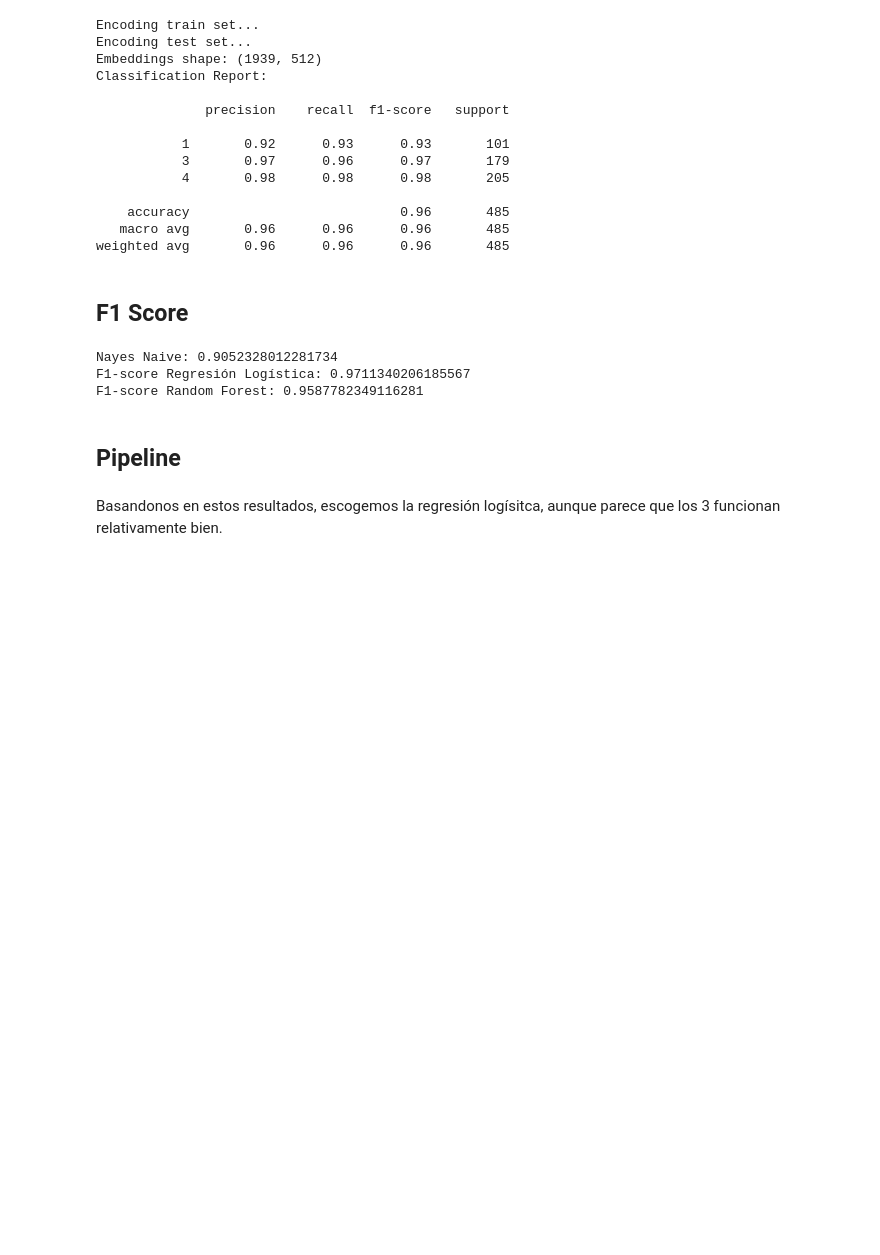
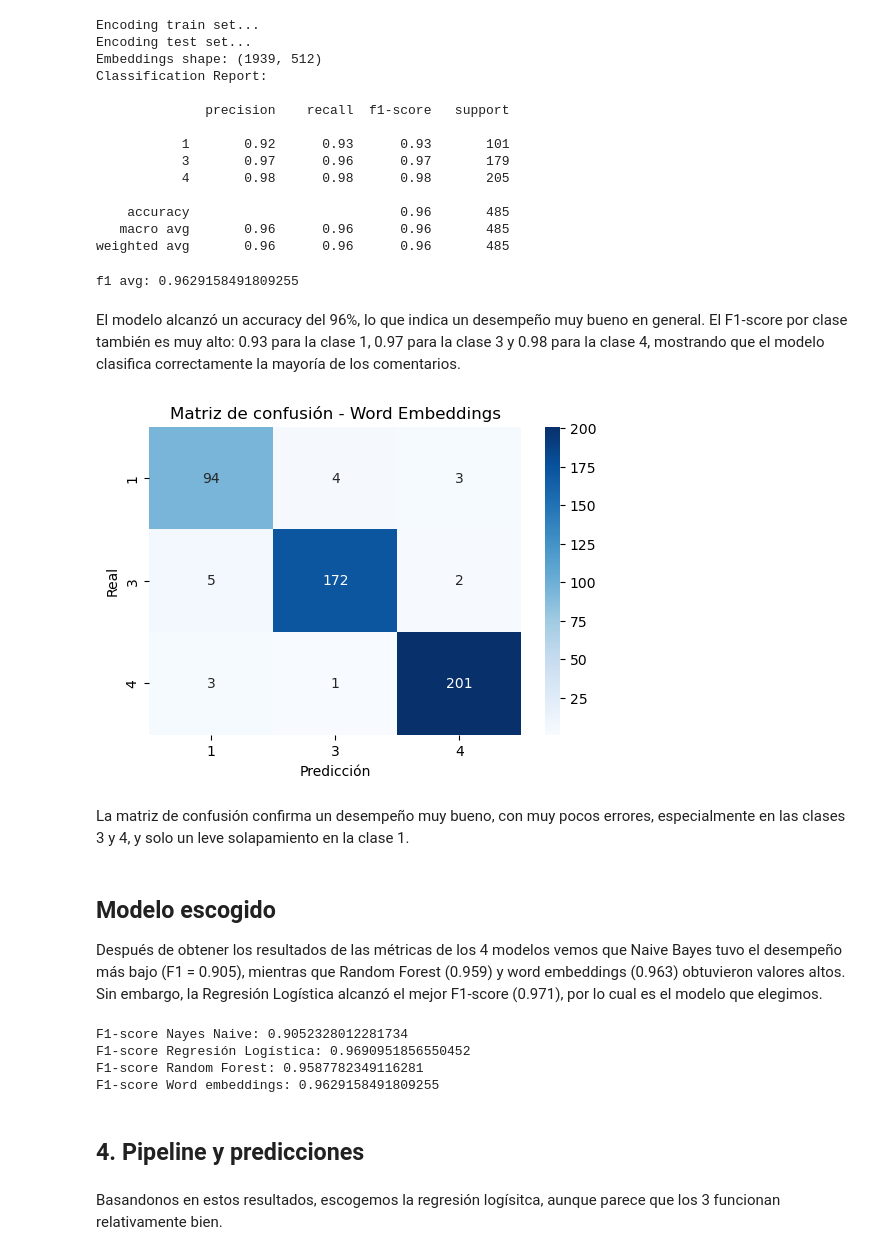
Before and after one commit to BI-organization/Proyecto1, a Jupyter notebook: Proyecto1.ipynb, the cells around one changed output. Drawn from its saved outputs; the diff is of its cells as text; code cells hidden in the pictures; blank space fills up the shorter version.

Commit message:
comentarios

```diff
--- a/Proyecto1.ipynb
+++ b/Proyecto1.ipynb
@@ -770,5 +787,4 @@ ensenanz: 0.0092
 # %%
-
 # Cargamos el modelo multilingüe:
 model = SentenceTransformer("distiluse-base-multilingual-cased-v2")
 
@@ -787,10 +803,10 @@ clf = LogisticRegression(max_iter=500, random_state=42)
 clf.fit(X_train_emb, y_train)
 
 # predicciones
-y_pred = clf.predict(X_test_emb)
+y_pred4 = clf.predict(X_test_emb)
 
 print("Classification Report:\n")
-print(classification_report(y_test, y_pred))
+print(classification_report(y_test, y_pred4))
 # %% [output]
 Encoding train set...
 Encoding test set...
@@ -806,22 +822,42 @@ Classification Report:
     accuracy                           0.96       485
    macro avg       0.96      0.96      0.96       485
 weighted avg       0.96      0.96      0.96       485
+# %%
+f1_model4 = f1_score(y_test, y_pred4, average='weighted')
+print("f1 avg:", f1_model4)
+# %% [output]
+f1 avg: 0.9629158491809255
+# %% [markdown]
+El modelo alcanzó un accuracy del 96%, lo que indica un desempeño muy bueno en general. El F1-score por clase también es muy alto: 0.93 para la clase 1, 0.97 para la clase 3 y 0.98 para la clase 4, mostrando que el modelo clasifica correctamente la mayoría de los comentarios.
+# %%
+cm = confusion_matrix(y_test, y_pred4)
+plt.figure(figsize=(6,4))
+sns.heatmap(cm, annot=True, fmt="d", cmap="Blues",
+            xticklabels=nb.classes_, yticklabels=nb.classes_)
+plt.xlabel("Predicción")
+plt.ylabel("Real")
+plt.title("Matriz de confusión - Word Embeddings")
+plt.show()
+# %% [output]
+[figure, added]
+# %% [markdown]
+La matriz de confusión confirma un desempeño muy bueno, con muy pocos errores, especialmente en las clases 3 y 4, y solo un leve solapamiento en la clase 1.
 # %% [markdown]
-## F1 Score
+## Modelo escogido
+
+Después de obtener los resultados de las métricas de los 4 modelos vemos que Naive Bayes tuvo el desempeño más bajo (F1 = 0.905), mientras que Random Forest (0.959) y word embeddings (0.963) obtuvieron valores altos. Sin embargo, la Regresión Logística alcanzó el mejor F1-score (0.971), por lo cual es el modelo que elegimos.
 # %%
-f1_model1 = f1_score(y_test, y_pred1, average='weighted')
-f1_model2 = f1_score(y_test, y_pred2, average='weighted')
-f1_model3 = f1_score(y_test, y_pred_best_rf, average='weighted')
-
-print("Nayes Naive:", f1_model1)
+print("F1-score Nayes Naive:", f1_model1)
 print("F1-score Regresión Logística:", f1_model2)
 print("F1-score Random Forest:", f1_model3)
+print("F1-score Word embeddings:", f1_model4)
 # %% [output]
-Nayes Naive: 0.9052328012281734
-F1-score Regresión Logística: 0.9711340206185567
+F1-score Nayes Naive: 0.9052328012281734
+F1-score Regresión Logística: 0.9690951856550452
 F1-score Random Forest: 0.9587782349116281
+F1-score Word embeddings: 0.9629158491809255
 # %% [markdown]
-## Pipeline
+## 4. Pipeline y predicciones
 # %% [markdown]
 Basandonos en estos resultados, escogemos la regresión logísitca, aunque parece que los 3 funcionan relativamente bien.
 # %%
```
Also changed, not shown: parts of 20 cells of this notebook, 1 other file.
